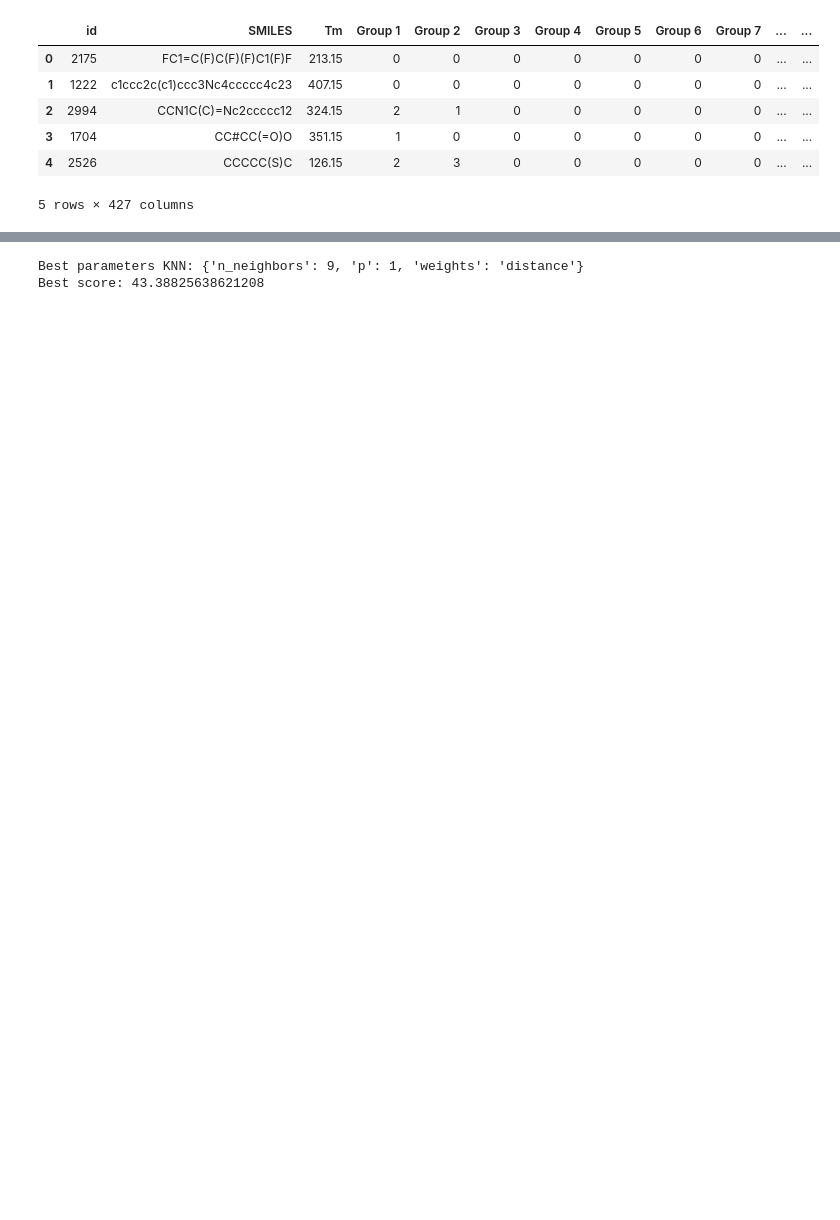
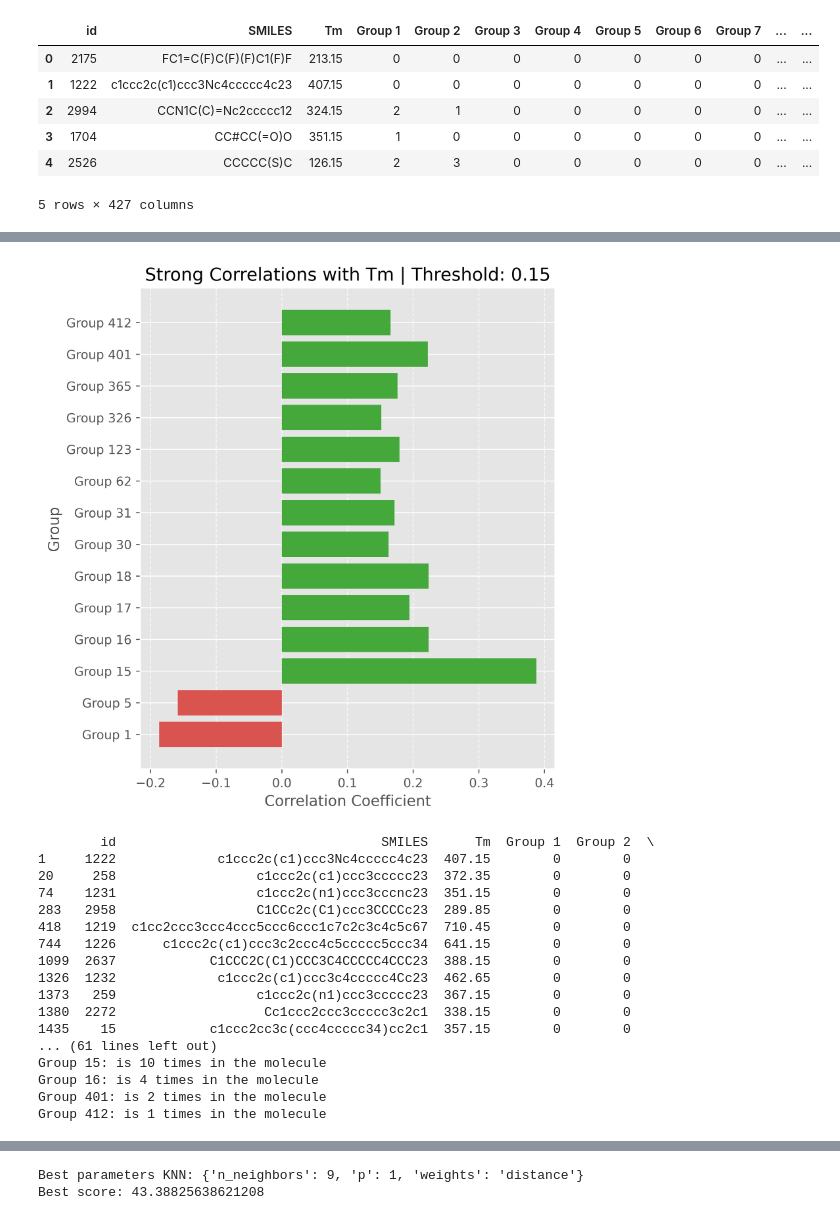
Before and after one commit to linuskruer/ids2025_group7_project_g1, a Jupyter notebook: Helena.ipynb, the cells around one changed output, grey strips where cells are left out. Cells and saved outputs as stored; diff of their text form; code cells hidden in the pictures; blank space fills up the shorter version.

```diff
--- a/Helena.ipynb
+++ b/Helena.ipynb
@@ -43,6 +43,49 @@ plt.show()
 plt.close()
 # %% [output]
 [figure]
+# %%
+#only strong correlation plot
+threshold = 0.15
+filtered_corr_df = corr_df[(corr_df['Correlation']>= threshold)|(corr_df['Correlation'] <= -threshold)]
+filtered_corr_df = filtered_corr_df.sort_values('Group_Number')
+
+plt.figure(figsize=(6, max(5, len(filtered_corr_df)*0.5)))  # Höhe dynamisch nach Anzahl der Balken
+colors = ['#44A83B' if x > 0 else '#D9534F' for x in filtered_corr_df['Correlation']]  # grün=positiv, rot=negativ
+
+plt.barh(filtered_corr_df["Group"], filtered_corr_df["Correlation"], color=colors)
+plt.xlabel("Correlation Coefficient")
+plt.ylabel("Group")
+plt.title(f"Strong Correlations with Tm | Threshold: {threshold}")
+plt.grid(axis='x', linestyle='--', alpha=0.7)
+plt.show()
+plt.close()
+rows = data[data['Group 412'] != 0]
+print(rows)
+groups = [col for col in data.columns if col.startswith('Group')]
+
+molecule = data.loc[20, groups]
+active_groups = molecule[molecule != 0]
+for group, count in active_groups.items():
+    print(f"{group}: is {count} times in the molecule")
+# %% [output]
+[figure, added]
+        id                                  SMILES      Tm  Group 1  Group 2  \
+1     1222             c1ccc2c(c1)ccc3Nc4ccccc4c23  407.15        0        0
+20     258                  c1ccc2c(c1)ccc3ccccc23  372.35        0        0
+74    1231                  c1ccc2c(n1)ccc3cccnc23  351.15        0        0
+283   2958                  C1CCc2c(C1)ccc3CCCCc23  289.85        0        0
+418   1219  c1cc2ccc3ccc4ccc5ccc6ccc1c7c2c3c4c5c67  710.45        0        0
+744   1226      c1ccc2c(c1)ccc3c2ccc4c5ccccc5ccc34  641.15        0        0
+1099  2637            C1CCC2C(C1)CCC3C4CCCCC4CCC23  388.15        0        0
+1326  1232             c1ccc2c(c1)ccc3c4ccccc4Cc23  462.65        0        0
+1373   259                  c1ccc2c(n1)ccc3ccccc23  367.15        0        0
+1380  2272                   Cc1ccc2ccc3ccccc3c2c1  338.15        0        0
+1435    15            c1ccc2cc3c(ccc4ccccc34)cc2c1  357.15        0        0
+... (61 lines left out)
+Group 15: is 10 times in the molecule
+Group 16: is 4 times in the molecule
+Group 401: is 2 times in the molecule
+Group 412: is 1 times in the molecule
 # %%
 #histogram
 sns.histplot(data['Tm'], kde=True, color='#44A83B')
```
Also changed, not shown: parts of 3 cells of this notebook.
